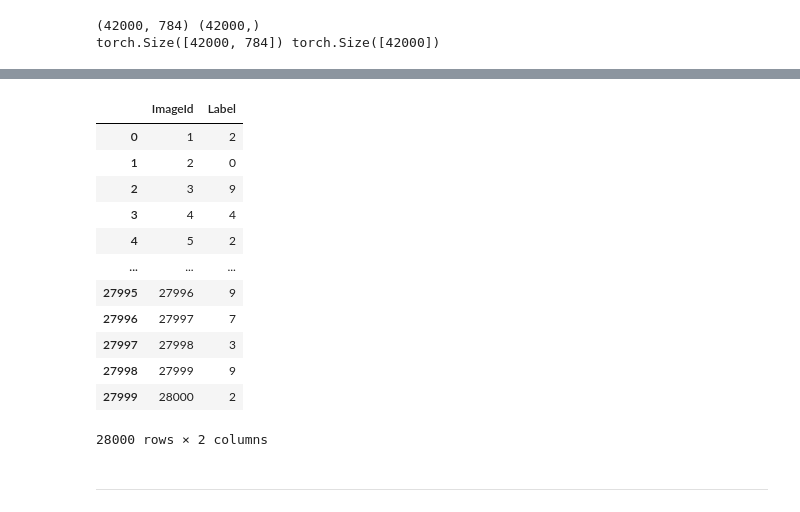
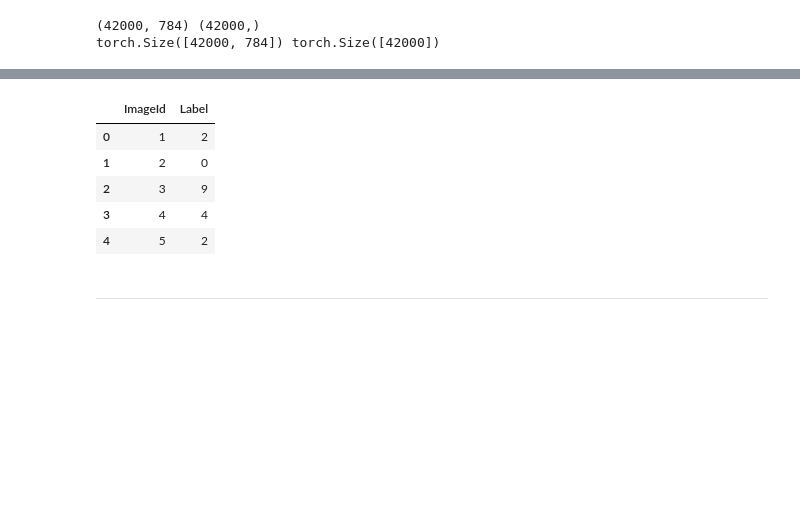
Before and after one commit to imsong7/project, a Jupyter notebook: week2-mnist.ipynb, the cells around one changed output, grey strips where cells are left out. Saved outputs shown, nothing was run; the diff lists cells and outputs as text; code cells hidden in the pictures; blank space fills up the shorter version.

```diff
--- a/week2-mnist.ipynb
+++ b/week2-mnist.ipynb
@@ -126,24 +122,13 @@ X_test = torch.tensor(X_test, dtype=torch.float32)
 # %%
 with torch.no_grad():
     model.eval()
     sample_sub['Label'] = model(X_test).cpu().argmax(dim=1)
 
 sample_sub.head()
-
-sample_sub.to_csv("submission.csv", index=False)
+# %% [output]
+|  | ImageId | Label |
+| 0 | 1 | 2 |
+| 1 | 2 | 0 |
+| 2 | 3 | 9 |
+| 3 | 4 | 4 |
+| 4 | 5 | 2 |
-# %%
-sample_sub
-# %% [output]
-|  | ImageId | Label |
-| 0 | 1 | 2 |
-| 1 | 2 | 0 |
-| 2 | 3 | 9 |
-| 3 | 4 | 4 |
-| 4 | 5 | 2 |
-| ... | ... | ... |
-| 27995 | 27996 | 9 |
-| 27996 | 27997 | 7 |
-| 27997 | 27998 | 3 |
-| 27998 | 27999 | 9 |
-| 27999 | 28000 | 2 |
-28000 rows × 2 columns
```
Also changed, not shown: parts of 20 cells of this notebook.
